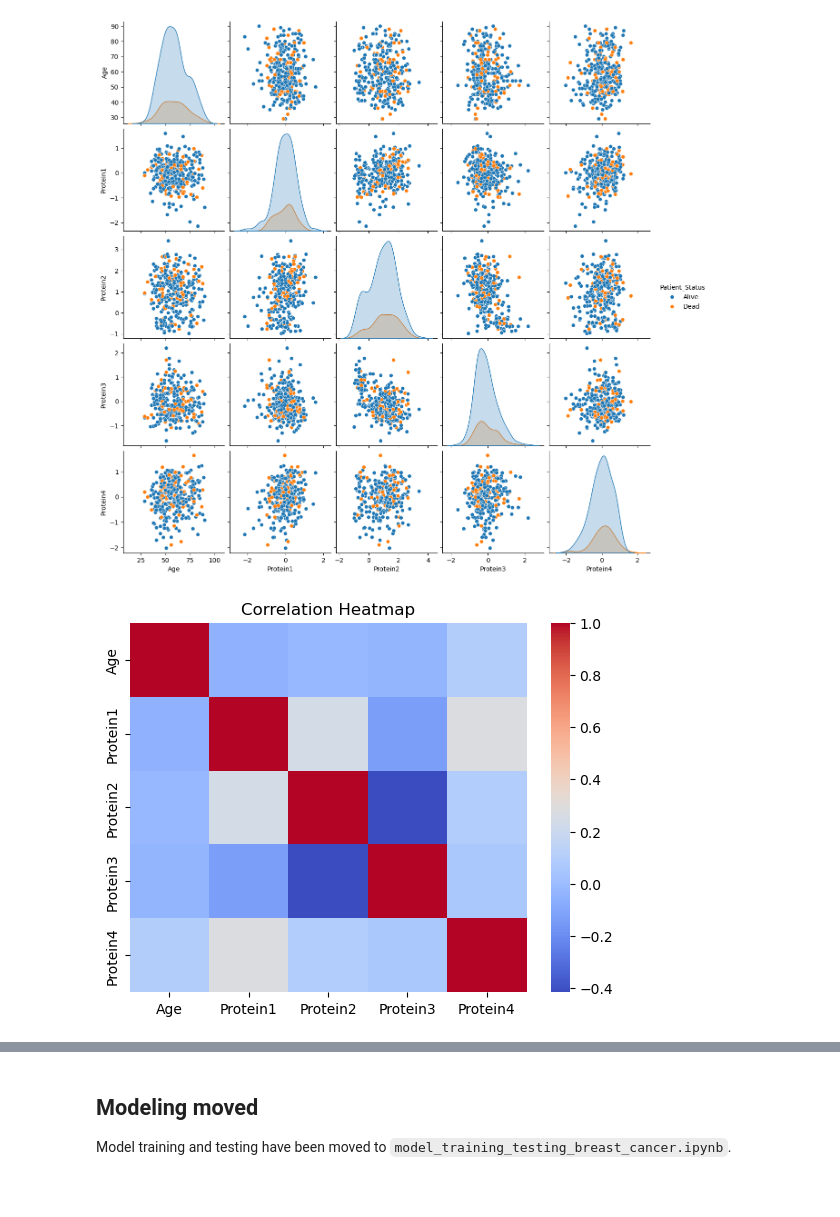
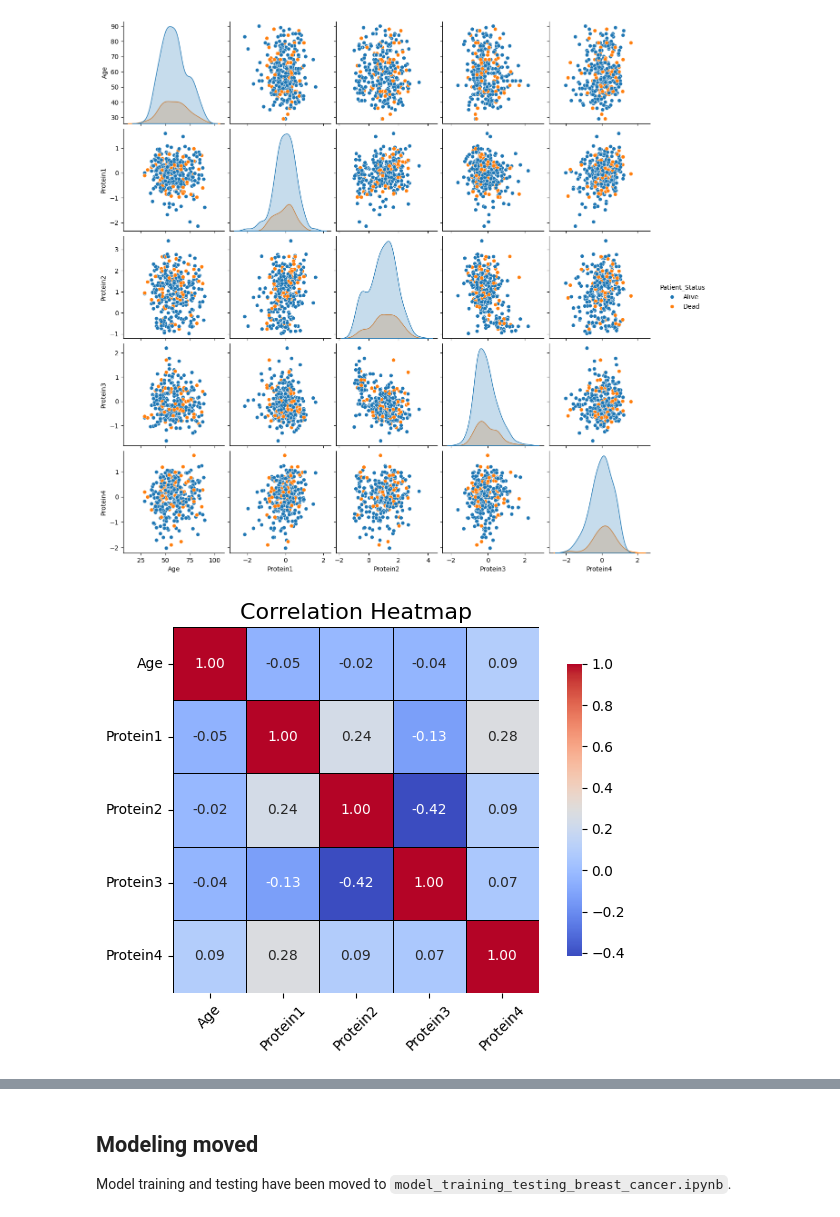
Before and after one commit to Priyanshi-Vishwakarma22/Breast_Cancer_Detection, a Jupyter notebook: notebooks/EDA_breast_cancer.ipynb, the cells around one changed output, grey strips where cells are left out. Saved outputs shown, nothing was run; the diff lists cells and outputs as text; code cells hidden in the pictures; blank space fills up the shorter version.

```diff
--- a/notebooks/EDA_breast_cancer.ipynb
+++ b/notebooks/EDA_breast_cancer.ipynb
@@ -76,3 +84,10 @@ dtype: int64
+# %%
+#replace missing (NAN) values
+df['Age'] = df['Age'].fillna(df['Age'].mean())
+# %%
+df['Age'] = df['Age'].fillna(df['Age'].median())
+# %%
+df['Gender'] = df['Gender'].fillna(df['Gender'].mode()[0])
 # %%
 cols=[ 'Protein1', 'Protein2', 'Protein3', 'Protein4' ]
 # %%
@@ -188,11 +226,24 @@ p = sns.pairplot(df,hue='Patient_Status')
 # %%
 # correlation heatmap
 plt.Figure(figsize=(10,6))
-sns.heatmap(df.corr(numeric_only=True),cmap='coolwarm')
-plt.title("Correlation Heatmap")
+corr = df.corr(numeric_only=True)
+sns.heatmap(
+    corr ,
+    annot=True,
+    fmt=".2f",
+    cmap="coolwarm",
+    linewidths=0.5,
+    linecolor='black',
+    square=True,
+    cbar_kws={"shrink":0.8}
+)
+plt.title("Correlation Heatmap",fontsize=16)
+plt.xticks(rotation=45)
+plt.yticks(rotation=0)
+plt.tight_layout()
 plt.show()
 # %% [output]
-[figure, old version]
+[figure, new version]
 # %%
 df_num
 # %% [output]
```
Also changed, not shown: parts of 9 cells of this notebook, 3 other files.
